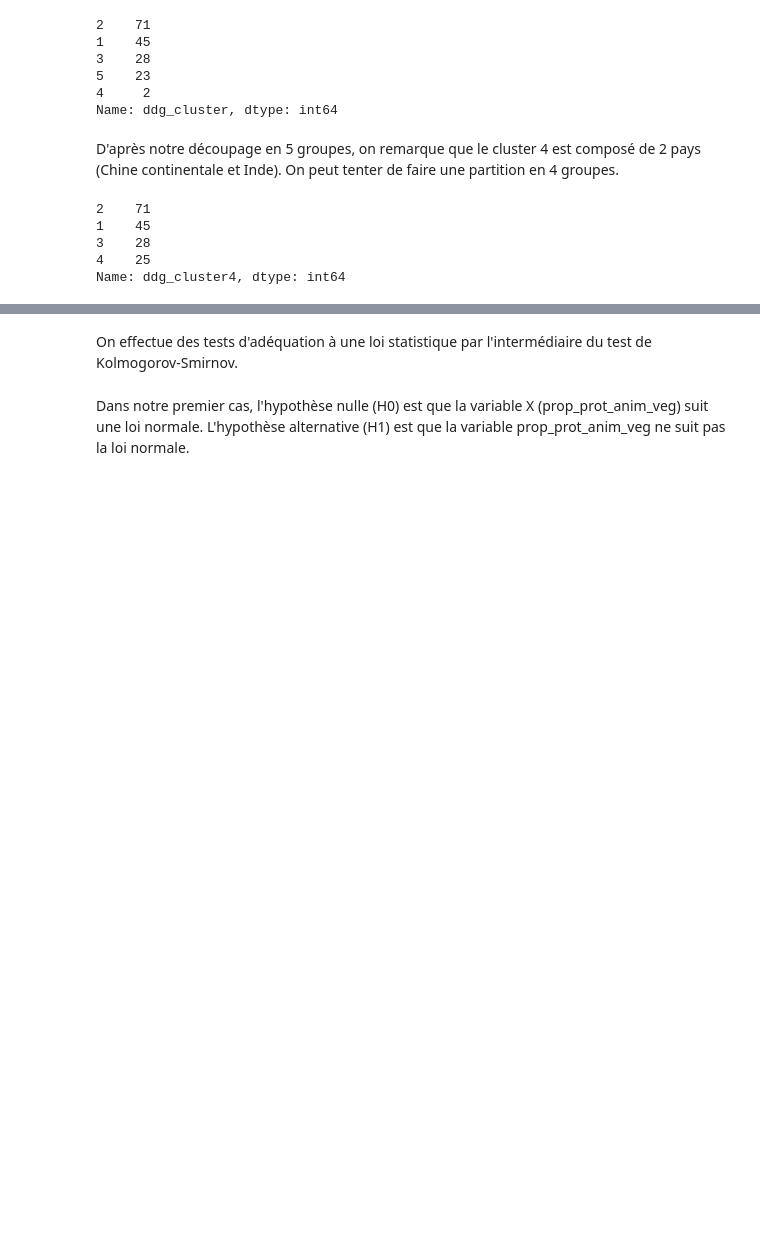
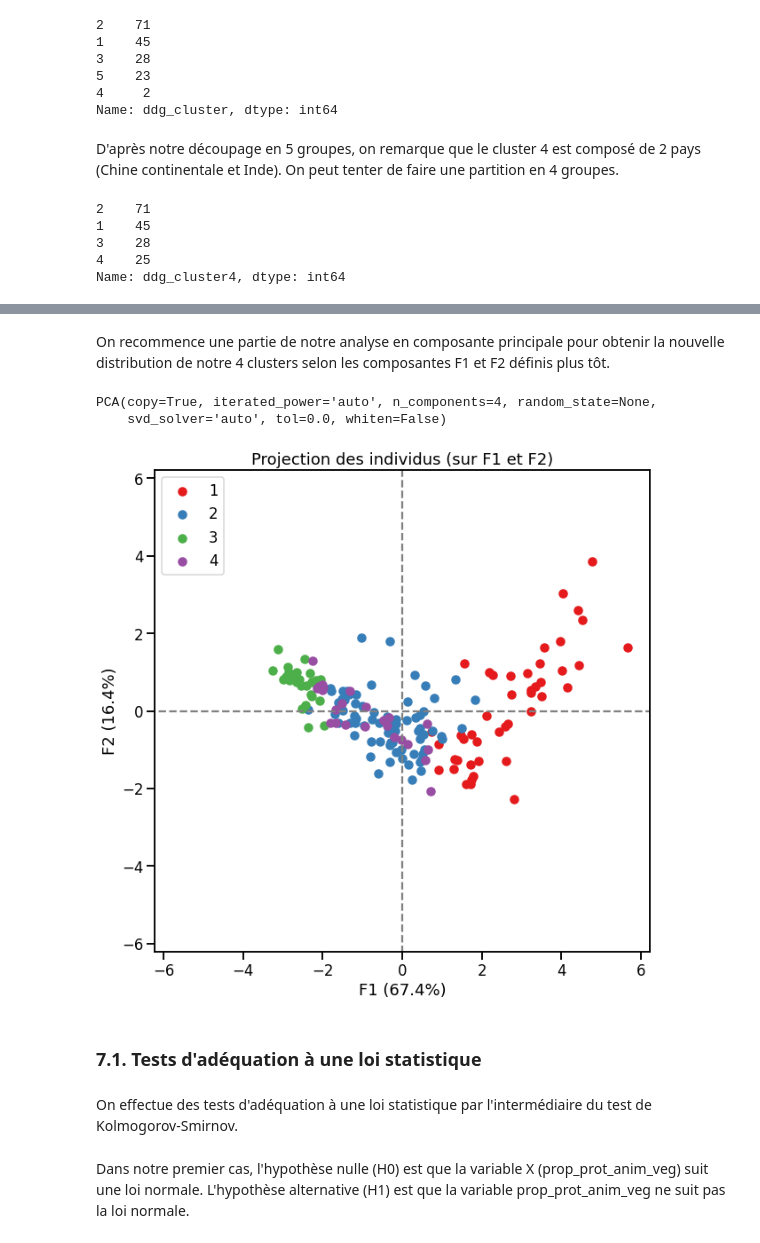
Before and after one commit to Sylvariane/etude_marche, a Jupyter notebook: P5_02_code.ipynb, the cells around one changed output, grey strips where cells are left out. Drawn from its saved outputs; the diff is of its cells as text; code cells hidden in the pictures; blank space fills up the shorter version.

```diff
--- a/P5_02_code.ipynb
+++ b/P5_02_code.ipynb
@@ -561,6 +561,31 @@ bilan_alim.head()
 | Islande | 334390.0 | 0.713881 | 0.66 | 51589.10 | 1324585.0 | 73108.083207 | 73384.962299 | ... |
 | Croatie | 4182860.0 | 0.596363 | -0.61 | 32915.70 | 1123835.0 | 13204.751536 | 12711.278905 | ... |
 | Hongrie | 9729820.0 | 0.567571 | -0.24 | 32032.40 | 1200485.0 | 14556.367247 | 13972.224884 | ... |
+# %% [markdown]
+On recommence une partie de notre analyse en composante principale pour obtenir la nouvelle distribution de notre 4 clusters selon les composantes F1 et F2 définis plus tôt.
+# %%
+n_comp = 4
+data_pca = bilan_alim[['prop_prot_anim_veg', 'croissance_pop', 'dispo_prot_hab', 'dispo_kcal_hab', 'pib_hab', 'rnb_hab']]
+
+X = data_pca.values
+names = bilan_alim.index
+features = data_pca.columns
+illustrative_var = bilan_alim['ddg_cluster4']
+
+std_scale = preprocessing.StandardScaler().fit(X)
+X_scaled = std_scale.transform(X)
+pca = decomposition.PCA(n_components=n_comp)
+pca.fit(X_scaled)
+# %% [output]
+PCA(copy=True, iterated_power='auto', n_components=4, random_state=None,
+    svd_solver='auto', tol=0.0, whiten=False)
+# %%
+X_projected = pca.transform(X_scaled)
+display_factorial_planes(X_projected, n_comp, pca, [(0,1)], illustrative_var=illustrative_var)
+# %% [output]
+[figure, added]
+# %% [markdown]
+### 7.1. Tests d'adéquation à une loi statistique
 # %% [markdown]
 On effectue des tests d'adéquation à une loi statistique par l'intermédiaire du test de Kolmogorov-Smirnov.
 # %% [markdown]
```
Also changed, not shown: parts of 10 cells of this notebook.
